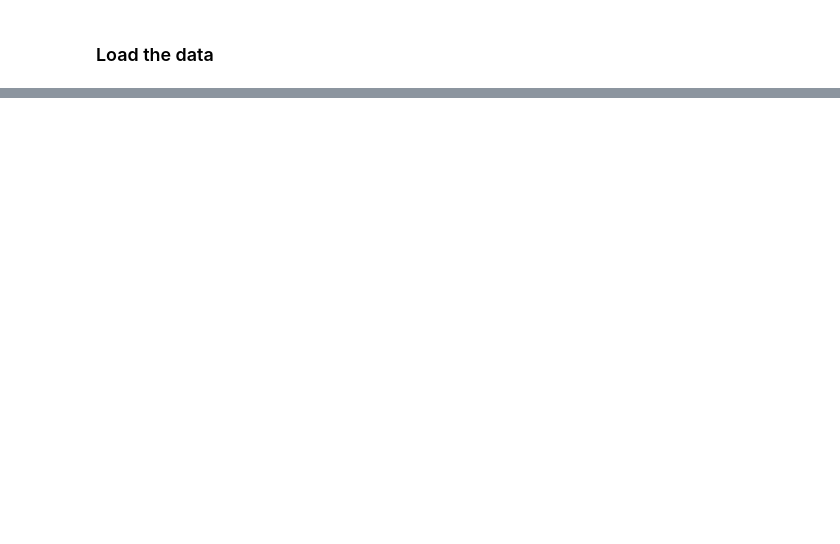
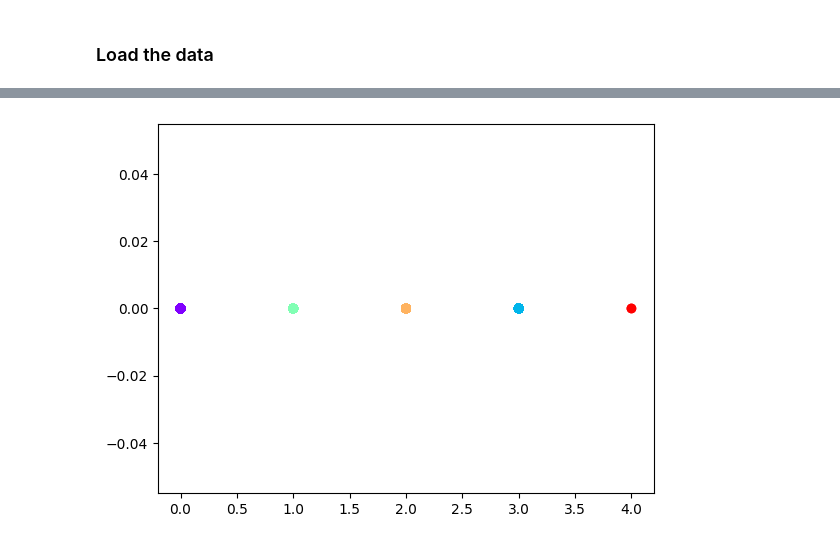
Before and after one commit to dtungpka/CPC5, a Jupyter notebook: Training.ipynb, the cells around one changed output, grey strips where cells are left out. Cells and saved outputs as stored; diff of their text form; code cells hidden in the pictures; blank space fills up the shorter version.

```diff
--- a/Training.ipynb
+++ b/Training.ipynb
@@ -60,3 +54,11 @@ plt.show()
+# %%
+#Using k-means to cluster the data into 5 groups, scatter plot
+from sklearn.cluster import KMeans
+kmeans = KMeans(n_clusters=5, random_state=0).fit(Y_data.reshape(-1,1))
+plt.scatter(Y_data, np.zeros(Y_data.shape), c=kmeans.labels_, cmap='rainbow')
+plt.show()
+# %% [output]
+[figure, added]
 # %%
 
 #classify Y based on thresholds
```
Also changed, not shown: parts of 7 cells of this notebook, 7 other files.
